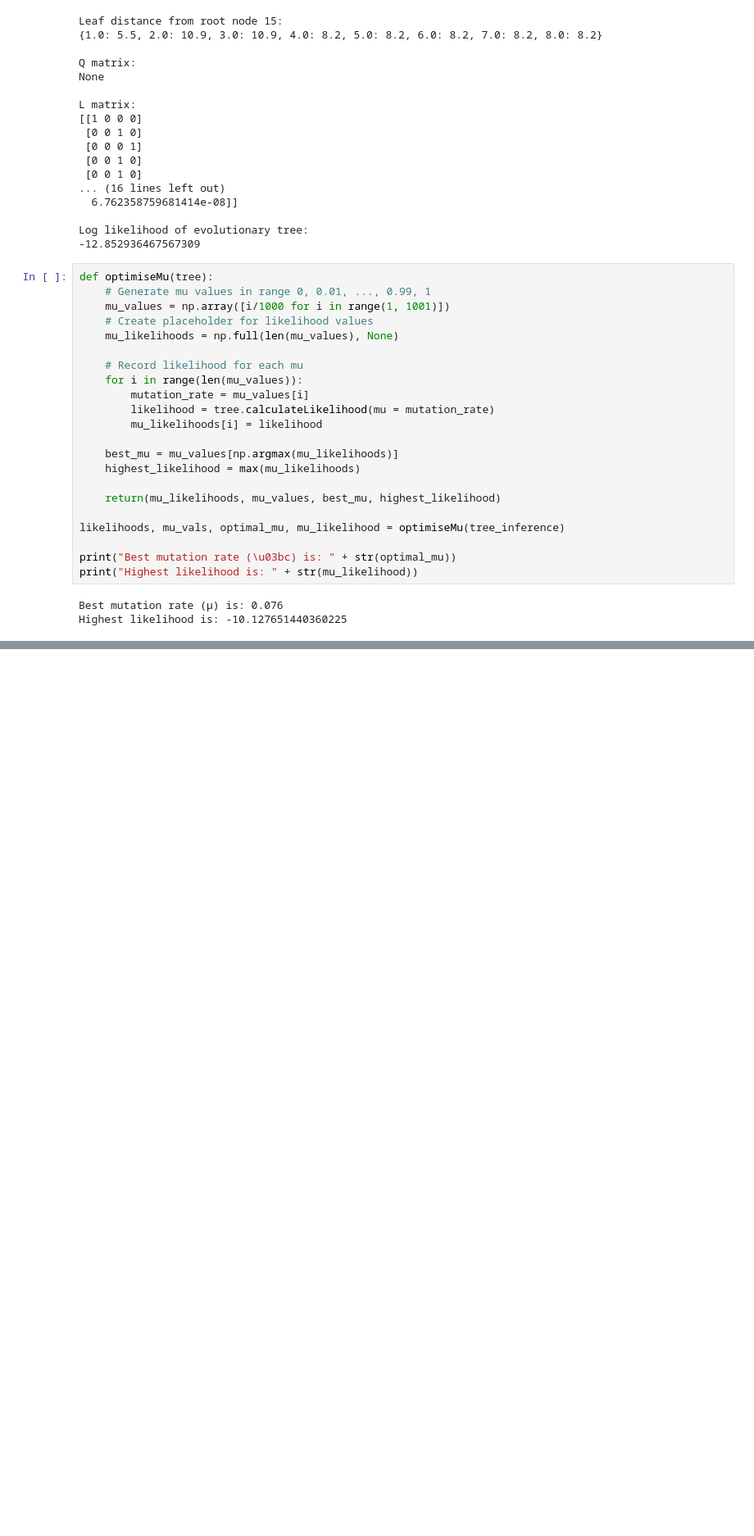
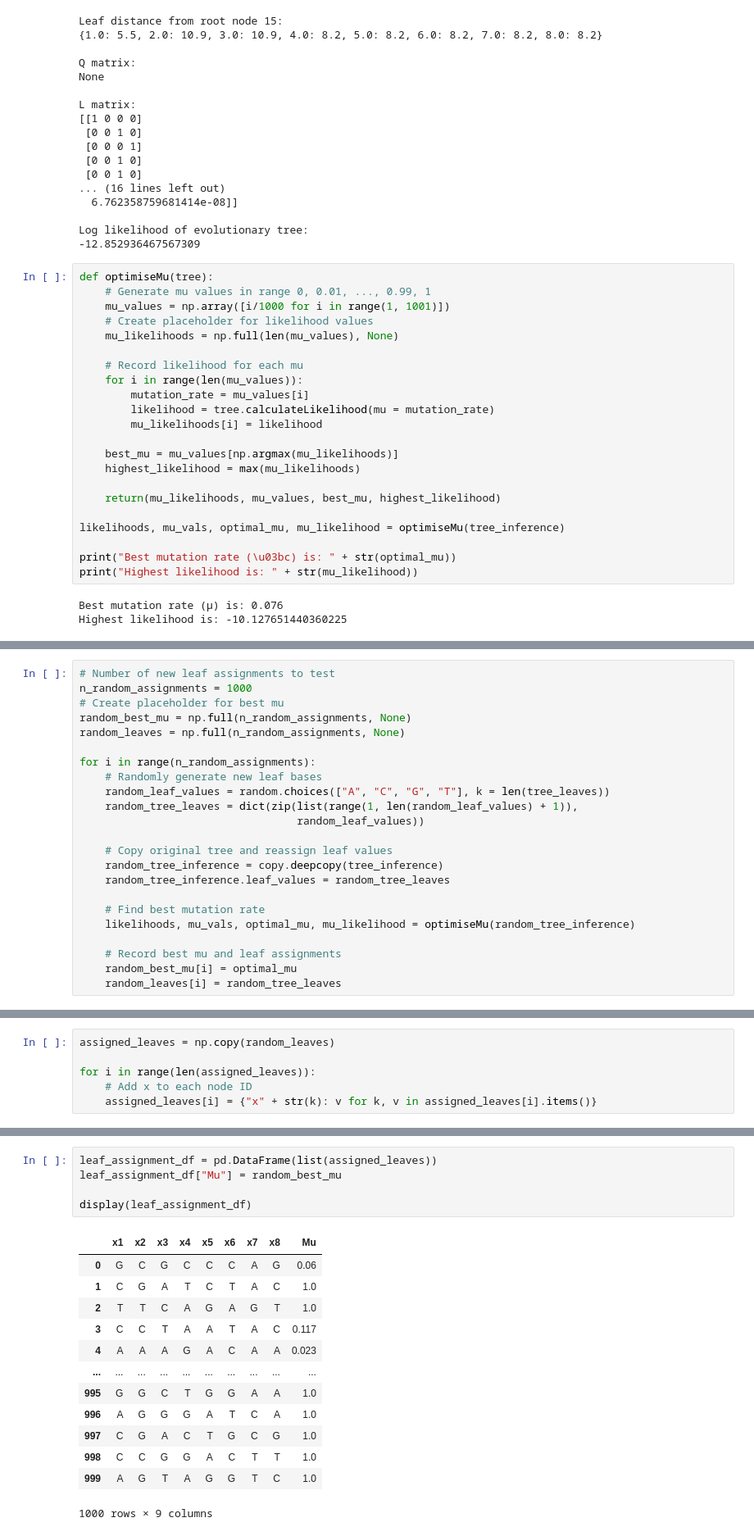
Before and after one commit to TomMakesThings/Phylogenetic-Tree-Inference, a Jupyter notebook: Phylogenetics.ipynb, the cells around one changed output, grey strips where cells are left out. Shown at 82% size. Cells and saved outputs as stored; diff of their text form; blank space fills up the shorter version.

```diff
--- a/Phylogenetics.ipynb
+++ b/Phylogenetics.ipynb
@@ -362,0 +319,23 @@ mu_hist = plotMuHistogram(random_best_mu, n_random_assignments)
+# %%
+# Number of new leaf assignments to test
+n_random_assignments = 1000
+# Create placeholder for best mu
+random_best_mu = np.full(n_random_assignments, None)
+random_leaves = np.full(n_random_assignments, None)
+
+for i in range(n_random_assignments):
+    # Randomly generate new leaf bases
+    random_leaf_values = random.choices(["A", "C", "G", "T"], k = len(tree_leaves))
+    random_tree_leaves = dict(zip(list(range(1, len(random_leaf_values) + 1)),
+                                  random_leaf_values))
+
+    # Copy original tree and reassign leaf values
+    random_tree_inference = copy.deepcopy(tree_inference)
+    random_tree_inference.leaf_values = random_tree_leaves
+
+    # Find best mutation rate
+    likelihoods, mu_vals, optimal_mu, mu_likelihood = optimiseMu(random_tree_inference)
+
+    # Record best mu and leaf assignments
+    random_best_mu[i] = optimal_mu
+    random_leaves[i] = random_tree_leaves
@@ -362,0 +362,6 @@ mu_hist = plotMuHistogram(random_best_mu, n_random_assignments)
+# %%
+assigned_leaves = np.copy(random_leaves)
+
+for i in range(len(assigned_leaves)):
+    # Add x to each node ID
+    assigned_leaves[i] = {"x" + str(k): v for k, v in assigned_leaves[i].items()}
@@ -362,0 +388,19 @@ mu_hist = plotMuHistogram(random_best_mu, n_random_assignments)
+# %%
+leaf_assignment_df = pd.DataFrame(list(assigned_leaves))
+leaf_assignment_df["Mu"] = random_best_mu
+
+display(leaf_assignment_df)
+# %% [output]
+|  | x1 | x2 | x3 | x4 | x5 | x6 | x7 | x8 | Mu |
+| 0 | G | C | G | C | C | C | A | G | 0.06 |
+| 1 | C | G | A | T | C | T | A | C | 1.0 |
+| 2 | T | T | C | A | G | A | G | T | 1.0 |
+| 3 | C | C | T | A | A | T | A | C | 0.117 |
+| 4 | A | A | A | G | A | C | A | A | 0.023 |
+| ... | ... | ... | ... | ... | ... | ... | ... | ... | ... |
+| 995 | G | G | C | T | G | G | A | A | 1.0 |
+| 996 | A | G | G | G | A | T | C | A | 1.0 |
+| 997 | C | G | A | C | T | G | C | G | 1.0 |
+| 998 | C | C | G | G | A | C | T | T | 1.0 |
+| 999 | A | G | T | A | G | G | T | C | 1.0 |
+1000 rows × 9 columns
```
Also changed, not shown: parts of 10 cells of this notebook, 1 other file.
